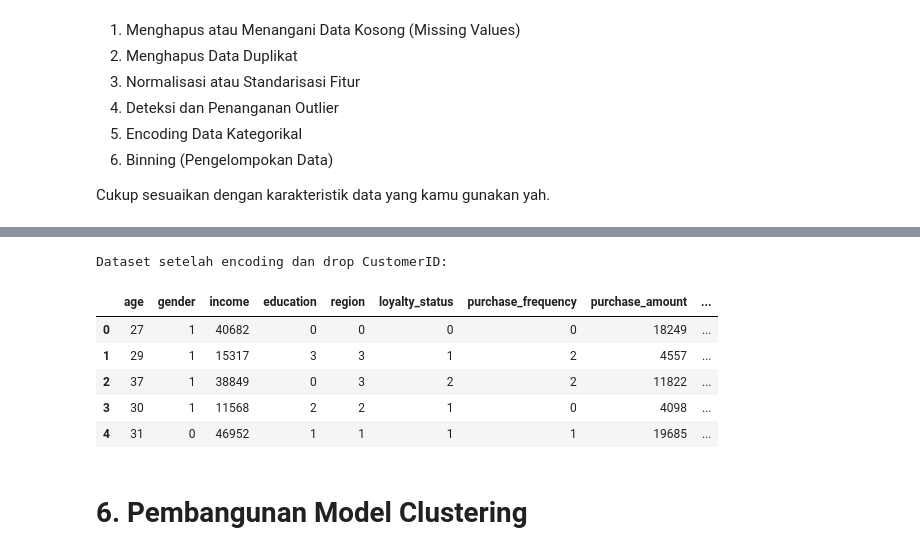
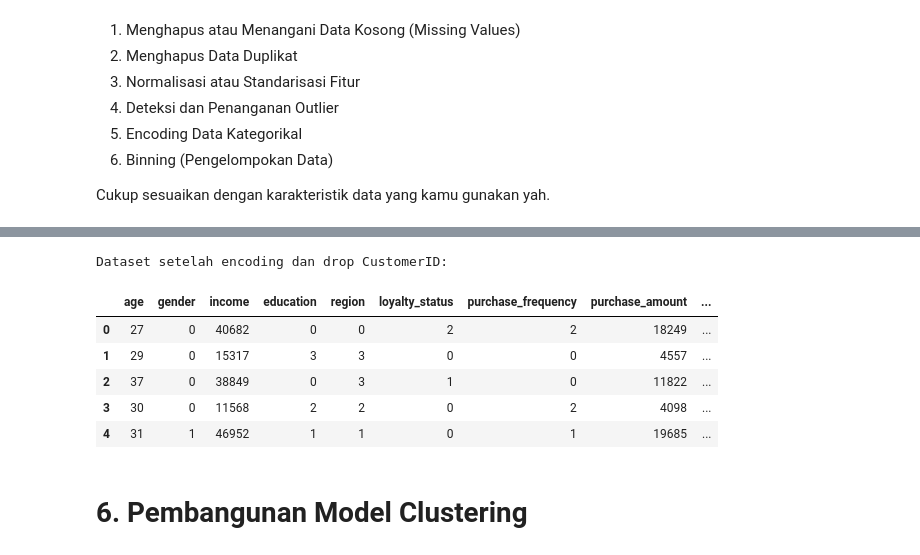
Before and after one commit to faarismuda/Dicoding-ML-Shop-Customers, a Jupyter notebook: [Clustering]_Submission_Akhir_BMLP_Faaris Muda Dwi Nugraha.ipynb, the cells around one changed output, grey strips where cells are left out. Saved outputs shown, nothing was run; the diff lists cells and outputs as text; code cells hidden in the pictures.

```diff
--- a/[Clustering]_Submission_Akhir_BMLP_Faaris Muda Dwi Nugraha.ipynb
+++ b/[Clustering]_Submission_Akhir_BMLP_Faaris Muda Dwi Nugraha.ipynb
@@ -254,29 +245,38 @@ Jumlah baris: 99483
 # %%
 # Membuat salinan dari dataset asli untuk memastikan df_clear tetap utuh
 df_clear = df.copy()
+
+# Konversi kategorial ke numerik
+df['gender'] = df['gender'].map({'Male': 0, 'Female': 1})
+
+mapping_freq = {'rare': 0, 'occasional': 1, 'frequent': 2}
+df['purchase_frequency'] = df['purchase_frequency'].map(mapping_freq)
+
+mapping_loyalty = {'Regular': 0, 'Silver': 1, 'Gold': 2}
+df['loyalty_status'] = df['loyalty_status'].map(mapping_loyalty)
 
 # Buat dictionary untuk menyimpan encoder setiap kolom
 label_encoders = {}
 
 # Ubah kolom kategorikal menjadi angka dan simpan encoder-nya
 for col in df.select_dtypes(include=['object']).columns:
     le = LabelEncoder()
     df[col] = le.fit_transform(df[col])
     label_encoders[col] = le  # Simpan encoder untuk kolom ini
 
 # CustomerID tidak digunakan dalam clustering
 df = df.drop('id', axis=1)
 
 print("\nDataset setelah encoding dan drop CustomerID:")
 df.head()
 # %% [output]
 Dataset setelah encoding dan drop CustomerID:
 |  | age | gender | income | education | region | loyalty_status | purchase_frequency | purchase_amount | ... |
-| 0 | 27 | 1 | 40682 | 0 | 0 | 0 | 0 | 18249 | ... |
-| 1 | 29 | 1 | 15317 | 3 | 3 | 1 | 2 | 4557 | ... |
-| 2 | 37 | 1 | 38849 | 0 | 3 | 2 | 2 | 11822 | ... |
-| 3 | 30 | 1 | 11568 | 2 | 2 | 1 | 0 | 4098 | ... |
-| 4 | 31 | 0 | 46952 | 1 | 1 | 1 | 1 | 19685 | ... |
+| 0 | 27 | 0 | 40682 | 0 | 0 | 2 | 2 | 18249 | ... |
+| 1 | 29 | 0 | 15317 | 3 | 3 | 0 | 0 | 4557 | ... |
+| 2 | 37 | 0 | 38849 | 0 | 3 | 1 | 0 | 11822 | ... |
+| 3 | 30 | 0 | 11568 | 2 | 2 | 0 | 2 | 4098 | ... |
+| 4 | 31 | 1 | 46952 | 1 | 1 | 0 | 1 | 19685 | ... |
 # %% [markdown]
 # **6. Pembangunan Model Clustering**
 # %% [markdown]
```
Also changed, not shown: parts of 8 cells of this notebook.
